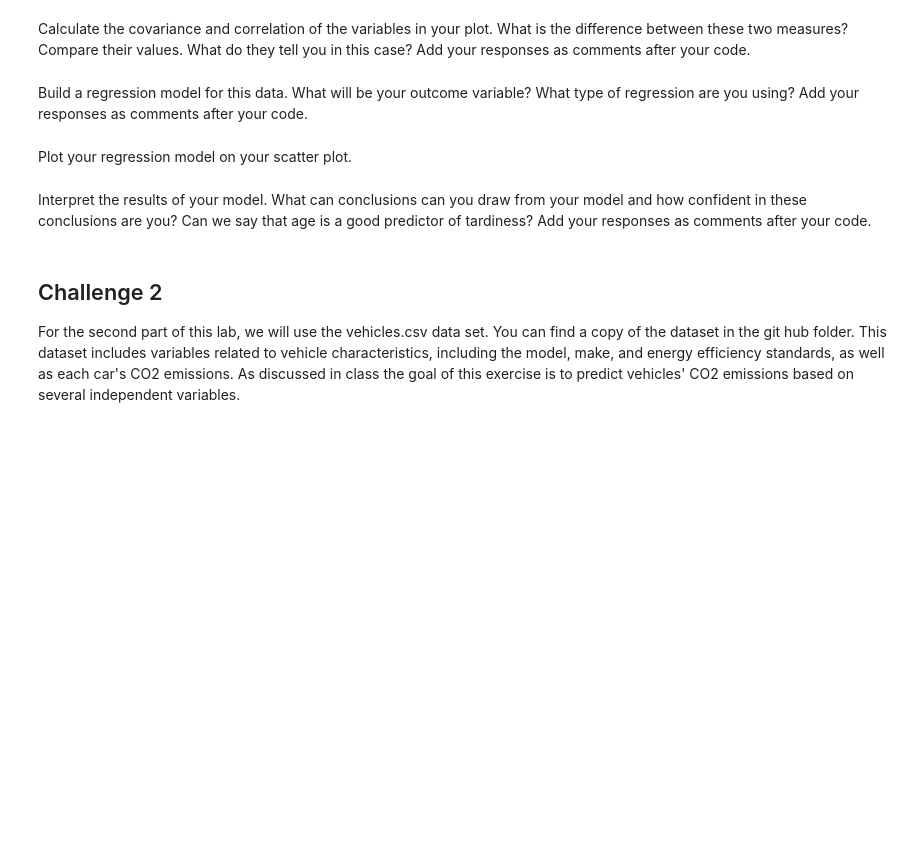
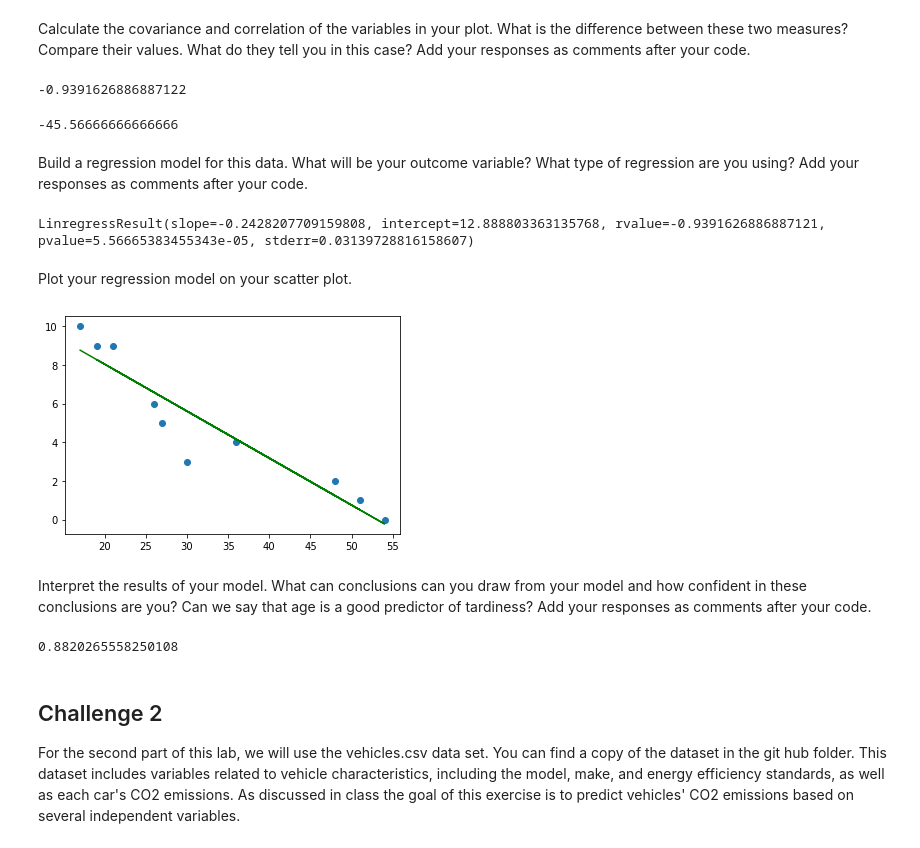
Before and after one commit to ta-data-lis/lab-regression-analysis, a Jupyter notebook: your-code/challenge1.ipynb, the cells around one changed output. Cells and saved outputs as stored; diff of their text form; code cells hidden in the pictures; blank space fills up the shorter version.

```diff
--- a/your-code/challenge1.ipynb
+++ b/your-code/challenge1.ipynb
@@ -43,8 +71,12 @@ Calculate the covariance and correlation of the variables in your plot. What is
 # %%
 # Your response here.
 #correlation:
-
+display(student_data['Age'].corr(student_data['Tardies']))
 
 #covariance:
+display(student_data['Age'].cov(student_data['Tardies']))
+# %% [output]
+-0.9391626886887122
+-45.56666666666666
 # %% [markdown]
 Build a regression model for this data. What will be your outcome variable? What type of regression are you using? Add your responses as comments after your code.
@@ -53,2 +83,13 @@ Build a regression model for this data. What will be your outcome variable? What
+# %%
+# Your response here.
+from scipy import stats
+
+x = student_data['Age']
+y = student_data['Tardies']
+
+results = stats.linregress(x,y)
+results
+# %% [output]
+LinregressResult(slope=-0.2428207709159808, intercept=12.888803363135768, rvalue=-0.9391626886887121, pvalue=5.56665383455343e-05, stderr=0.03139728816158607)
 # %% [markdown]
 Plot your regression model on your scatter plot.
@@ -57,2 +96,10 @@ Plot your regression model on your scatter plot.
+# %%
+# Your code here.
+regression_line = results.slope*x + results.intercept
+plt.plot(x, regression_line, c = 'green')
+plt.scatter(x,y)
+plt.show()
+# %% [output]
+[figure, added]
 # %% [markdown]
 Interpret the results of your model. What can conclusions can you draw from your model and how confident in these conclusions are you? Can we say that age is a good predictor of tardiness? Add your responses as comments after your code.
@@ -61,3 +106,9 @@ Interpret the results of your model. What can conclusions can you draw from your
+# %%
+# Your response here.
+results[2]**2
+#r^2 value is pretty high, with that i can say this regression fits well the data
+# %% [output]
+0.8820265558250108
 # %% [markdown]
 ## Challenge 2
 For the second part of this lab, we will use the vehicles.csv data set. You can find a copy of the dataset in the git hub folder. This dataset includes variables related to vehicle characteristics, including the model, make, and energy efficiency standards, as well as each car's CO2 emissions. As discussed in class the goal of this exercise is to predict vehicles' CO2 emissions based on several independent variables.
```
Also changed, not shown: parts of 20 cells of this notebook.
